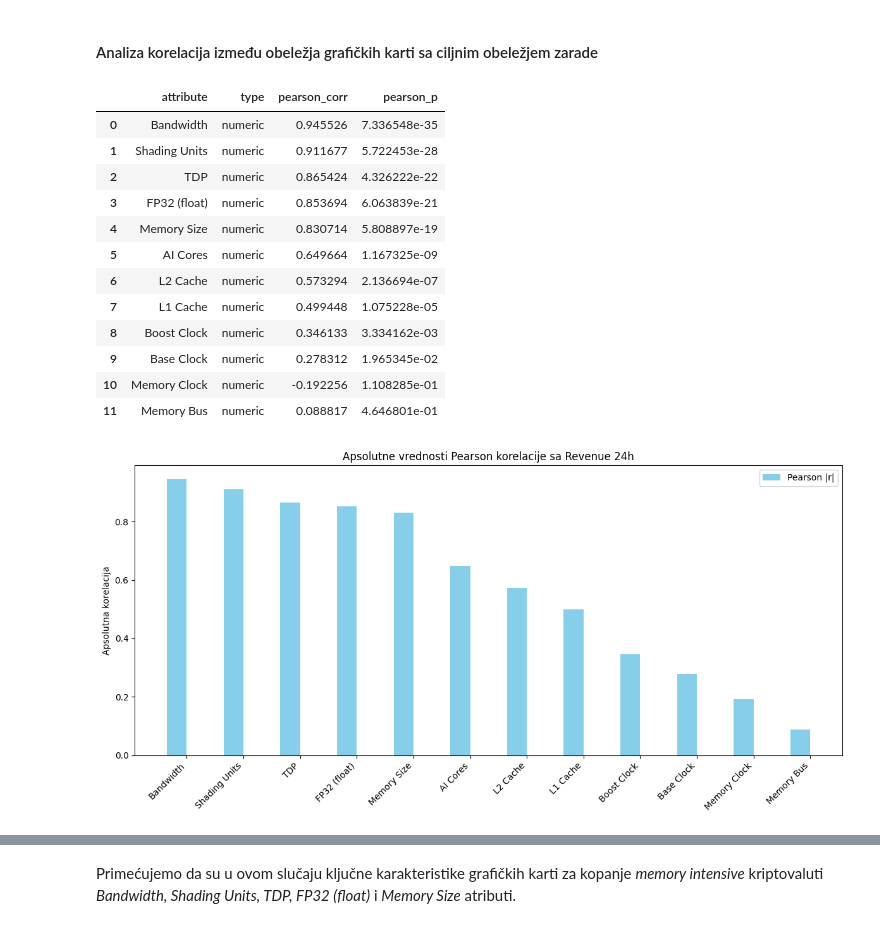
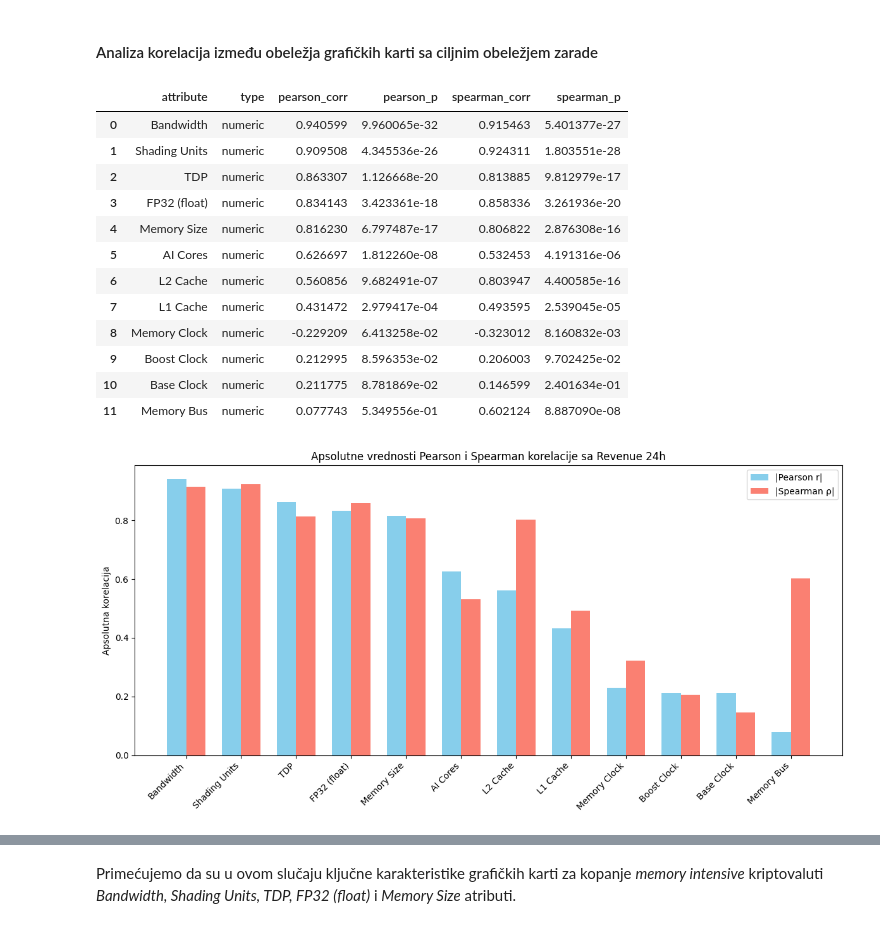
Before and after one commit to dXellor/consumer-gpu-price-analysis, a Jupyter notebook: project.ipynb, the cells around one changed output, grey strips where cells are left out. Drawn from its saved outputs; the diff is of its cells as text; code cells hidden in the pictures.

```diff
--- a/project.ipynb
+++ b/project.ipynb
@@ -70,7 +70,7 @@ def clean_currency(value):
 
 # Za uklanjanje oznake cloud infrastrukture na kojoj su pokrenuti algoritmi za kopanje
 def clean_gpu_name(name: str) -> str:
-    remove_words = ['LambdaCloud', '1x']
+    remove_words = ['lambdacloud', '1x']
     if pd.isna(name):
         return None
     name = name.lower()
@@ -80,6 +80,7 @@ def clean_gpu_name(name: str) -> str:
     name = re.sub(r'\s+', ' ', name).strip()
     name = re.sub(r"\s*\([^)]*\)", "", name).strip()
     name = re.sub(r"\b(LHR|FULL\s*UNLOCK|ENGINEERING SAMPLE)\b", "", name, flags=re.IGNORECASE)
+    name = re.sub(r'(\d+)(gb)', r'\1 \2', name, flags=re.IGNORECASE)
     name = name.strip()
     return name
 
@@ -466,11 +473,17 @@ def get_ai_cores(row):
 
     model = str(row.get("Product Name", "")).lower()
 
-    if any(keyword in model for keyword in ["nvidia", "geforce", "gtx", "rtx"]):
+    if any(keyword in model for keyword in ["nvidia", "geforce", "gtx", "rtx", "titan",
+                                             "tesla", "jetson", "quadro", "tegra", "nvs",
+                                             "grid", "a100", "a40", "cmp","t500","a100x",
+                                             "a10g", "a10", "a16", "a2", "a30", "a30x", "pg506-217",
+                                             "pg506-232", "pg506-242", "t400", "t600", "a10m",
+                                             "a800", "h100", "l40", "l40g", "l40s", "h800", "l20"
+                                             "b100", "b200"]):
         cores = row.get("Tensor Cores", 0)
         return 0 if pd.isna(cores) else cores
 
-    elif any(keyword in model for keyword in ["amd", "radeon", "firepro", "firestream"]):
+    elif any(keyword in model for keyword in ["amd", "radeon", "firepro", "firestream", "ryzen"]):
         cores = row.get("Matrix Cores", 0)
         return 0 if pd.isna(cores) else cores
 
@@ -500,7 +513,7 @@ memory usage: 205.4+ KB
 Nedostajuće vrednosti atributa se moraju proceniti. Za potrebe procene atributa biće isprobana dva algoritma - ***Decision Tree*** i ***Random Forest***. Izračunaće se RMSE za oba algoritma, i odabrati onaj koji ima najmanju grešku za sve kolone za koje će se vršiti procena nedostajućih vrednosti. <br>
 Želimo da uključimo i kategoričko obeležje *Memory Type* u kolone na osnovu kojih će se vrednosti procenjivati - to obeležje ćemo enkodirati *One Hot Encoder*-om.
 # %%
-def impute_numeric_columns(df: pd.DataFrame, random_state=42):
+def impute_numeric_columns(df: pd.DataFrame, target_attr = "Revenue 24h", random_state=42):
     df = df.copy()
 
     categorical_cols = ["Memory Type"]
@@ -516,8 +529,8 @@ def impute_numeric_columns(df: pd.DataFrame, random_state=42):
     df = pd.concat([df.drop(columns=categorical_cols), encoded_df], axis=1)
 
     numeric_cols = df.select_dtypes(include=[np.number]).columns.tolist()
-    if "Revenue 24h" in numeric_cols:
-        numeric_cols.remove("Revenue 24h")
+    if target_attr in numeric_cols:
+        numeric_cols.remove(target_attr)
 
     models = {
         "DecisionTree": DecisionTreeRegressor(random_state=random_state),
@@ -628,27 +641,30 @@ Dakle, podaci su procenjeni *Random Forest* algoritmom koji je imao najmanju glo
 Sledeći korak je analiza uticaja svih atributa grafičkih karti na zaradu pri rudarenju. Cilj ovog koraka je izdvajanje najbitnijih obeležja koja će se koristiti za finalnu predikciju zarade za sve ostale grafičke karte za koje ovaj podatak ne postoji. <br>
 Za analizu linearnih zavisnosti između karakteristika grafičkih karti i zarade koristiće se **Pirsonov** statistički test. Za analizu zavisnosti između kategoričkog obeležja *Memory Type* i zarade koristiće se **ANOVA** statistički test.
 # %%
-def analyze_revenue_influence(df: pd.DataFrame, revenue_col="Revenue 24h"):
+def analyze_influence(df: pd.DataFrame, target_col="Revenue 24h"):
 
     numeric_cols = df.select_dtypes(include=[np.number]).columns.tolist()
-    numeric_cols = [c for c in numeric_cols if c != revenue_col]
+    numeric_cols = [c for c in numeric_cols if c != target_col]
     categorical_cols = df.select_dtypes(include=['object']).columns.tolist()
-    categorical_cols = [c for c in categorical_cols if c != revenue_col]
+    categorical_cols = [c for c in categorical_cols if c != target_col]
     categorical_cols.remove('Product Name')
     results = []
 
     for col in numeric_cols:
         if df[col].nunique() > 1:
-            pearson_corr, pearson_p = pearsonr(df[col], df[revenue_col])
+            pearson_corr, pearson_p = pearsonr(df[col], df[target_col])
+            spearman_corr, spearman_p = spearmanr(df[col], df[target_col])
             results.append({
                 'attribute': col,
                 'type': 'numeric',
                 'pearson_corr': pearson_corr,
                 'pearson_p': pearson_p,
+                'spearman_corr': spearman_corr,
+                'spearman_p': spearman_p,
             })
 
     for col in categorical_cols:
-        groups = [group[revenue_col].values for name, group in df.groupby(col) if len(group) > 0]
+        groups = [group[target_col].values for name, group in df.groupby(col) if len(group) > 0]
         if len(groups) > 1:
             f_stat, p_value = f_oneway(*groups)
             results.append({
@@ -666,7 +682,7 @@ def analyze_revenue_influence(df: pd.DataFrame, revenue_col="Revenue 24h"):
 
     return numeric_results, categorical_results
 
-numeric_res, categorical_res = analyze_revenue_influence(df_merged[df_merged['Revenue 24h'].notna()])
+numeric_res, categorical_res = analyze_influence(df_merged[df_merged['Revenue 24h'].notna()])
 df_numeric_monero = pd.DataFrame(numeric_res)
 df_categorical_monero = pd.DataFrame(categorical_res)
 df_numeric_monero
@@ -961,24 +997,24 @@ memory usage: 205.4+ KB
 # %% [markdown]
 #### Analiza korelacija između obeležja grafičkih karti sa ciljnim obeležjem zarade
 # %%
-numeric_res, categorical_res = analyze_revenue_influence(df_merged[df_merged['Revenue 24h'].notna()])
+numeric_res, categorical_res = analyze_influence(df_merged[df_merged['Revenue 24h'].notna()])
 df_numeric_eth = pd.DataFrame(numeric_res)
 df_categorical_eth = pd.DataFrame(categorical_res)
 df_numeric_eth
 # %% [output]
-|  | attribute | type | pearson_corr | pearson_p |
-| 0 | Bandwidth | numeric | 0.945526 | 7.336548e-35 |
-| 1 | Shading Units | numeric | 0.911677 | 5.722453e-28 |
-| 2 | TDP | numeric | 0.865424 | 4.326222e-22 |
-| 3 | FP32 (float) | numeric | 0.853694 | 6.063839e-21 |
-| 4 | Memory Size | numeric | 0.830714 | 5.808897e-19 |
-| 5 | AI Cores | numeric | 0.649664 | 1.167325e-09 |
-| 6 | L2 Cache | numeric | 0.573294 | 2.136694e-07 |
-| 7 | L1 Cache | numeric | 0.499448 | 1.075228e-05 |
-| 8 | Boost Clock | numeric | 0.346133 | 3.334162e-03 |
-| 9 | Base Clock | numeric | 0.278312 | 1.965345e-02 |
-| 10 | Memory Clock | numeric | -0.192256 | 1.108285e-01 |
-| 11 | Memory Bus | numeric | 0.088817 | 4.646801e-01 |
+|  | attribute | type | pearson_corr | pearson_p | spearman_corr | spearman_p |
+| 0 | Bandwidth | numeric | 0.940599 | 9.960065e-32 | 0.915463 | 5.401377e-27 |
+| 1 | Shading Units | numeric | 0.909508 | 4.345536e-26 | 0.924311 | 1.803551e-28 |
+| 2 | TDP | numeric | 0.863307 | 1.126668e-20 | 0.813885 | 9.812979e-17 |
+| 3 | FP32 (float) | numeric | 0.834143 | 3.423361e-18 | 0.858336 | 3.261936e-20 |
+| 4 | Memory Size | numeric | 0.816230 | 6.797487e-17 | 0.806822 | 2.876308e-16 |
+| 5 | AI Cores | numeric | 0.626697 | 1.812260e-08 | 0.532453 | 4.191316e-06 |
+| 6 | L2 Cache | numeric | 0.560856 | 9.682491e-07 | 0.803947 | 4.400585e-16 |
+| 7 | L1 Cache | numeric | 0.431472 | 2.979417e-04 | 0.493595 | 2.539045e-05 |
+| 8 | Memory Clock | numeric | -0.229209 | 6.413258e-02 | -0.323012 | 8.160832e-03 |
+| 9 | Boost Clock | numeric | 0.212995 | 8.596353e-02 | 0.206003 | 9.702425e-02 |
+| 10 | Base Clock | numeric | 0.211775 | 8.781869e-02 | 0.146599 | 2.401634e-01 |
+| 11 | Memory Bus | numeric | 0.077743 | 5.349556e-01 | 0.602124 | 8.887090e-08 |
 # %%
 df_numeric_sorted = df_numeric_eth.sort_values(by='pearson_corr', key=abs, ascending=False)
 
@@ -986,13 +1022,19 @@ plt.figure(figsize=(12,6))
 bar_width = 0.35
 index = range(len(df_numeric_sorted))
 
-plt.bar(index, df_numeric_sorted['pearson_corr'].abs(), bar_width, label='Pearson |r|', color='skyblue')
+plt.bar(index, df_numeric_sorted['pearson_corr'].abs(),
+        bar_width, label='|Pearson r|', color='skyblue')
 
+# Spearman barovi (pomereni udesno)
+plt.bar([i + bar_width for i in index], df_numeric_sorted['spearman_corr'].abs(),
+        bar_width, label='|Spearman ρ|', color='salmon')
+
+# Osa X i naslovi
 plt.xticks([i + bar_width/2 for i in index], df_numeric_sorted['attribute'], rotation=45, ha='right')
 plt.ylabel("Apsolutna korelacija")
-plt.title("Apsolutne vrednosti Pearson korelacije sa Revenue 24h")
+plt.title("Apsolutne vrednosti Pearson i Spearman korelacije sa Revenue 24h")
 plt.legend()
 plt.tight_layout()
 plt.show()
 # %% [output]
-[figure, old version]
+[figure, new version]
```
Also changed, not shown: parts of 43 cells of this notebook, 1 other file.
